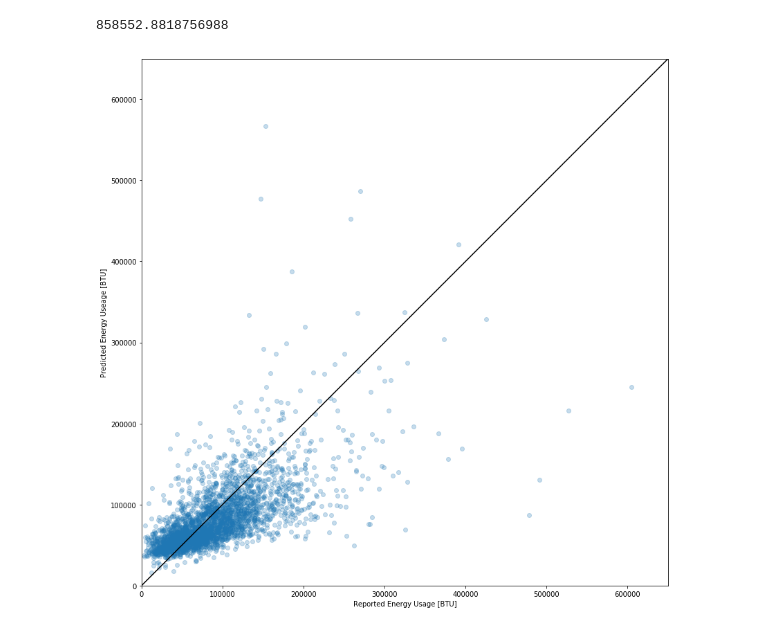
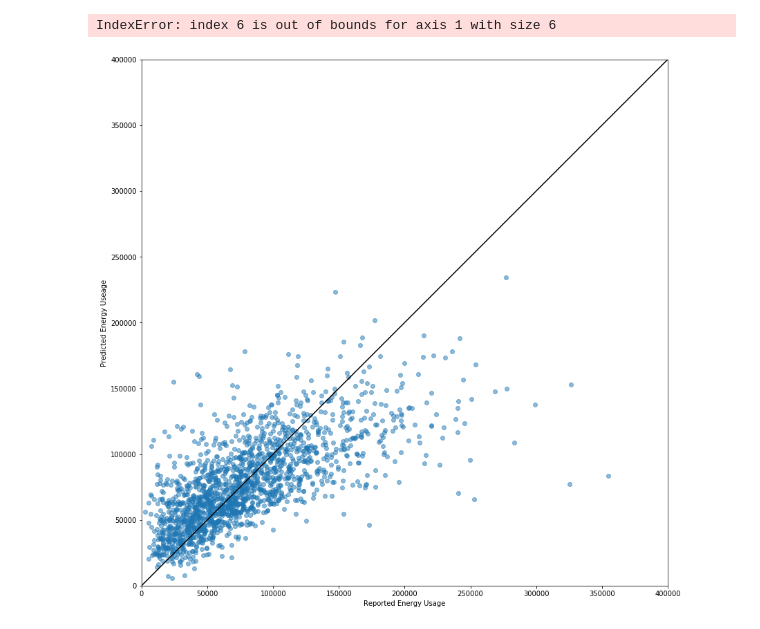
Before and after one commit to rlenaha2/Green-Plan-It, a Jupyter notebook: Final_pipeline.ipynb, the cells around one changed output. Saved outputs shown, nothing was run; the diff lists cells and outputs as text; code cells hidden in the pictures.

```diff
--- a/Final_pipeline.ipynb
+++ b/Final_pipeline.ipynb
@@ -70,3 +105,19 @@ col_dummies_index = column_index(X, ['DIVISION','REPORTABLE_DOMAIN',
                'EQUIPM', 'FUELHEAT', 'NGFPFLUE','USENGFP','DIFFUEL','EQMAMT',
                'H2OTYPE1', 'FUELH2O', 'COOLTYPE', 'FUELPOOL','FUELTUB','TYPEGLASS',
                'ADQINSUL','DRAFTY'])
+# %%
+
+
+sqft_fit = Pipeline([
+    ('sqft_fit', ColumnSelector(name='TOTSQFT')),
+    ('finite_add_spline', NaturalCubicSpline(knots=[500, 1000, 1500,
+                                                    2000, 4000, 5000]))
+])
+# %%
+
+feature_pipeline = FeatureUnion([
+    ('intercept', Intercept()),
+    ('sqft_fit', sqft_fit)])
+# %%
+feature_pipeline.fit(df)
+features = feature_pipeline.transform(df)
@@ -79,21 +129,24 @@ X_train, X_test, y_train, y_test = train_test_split(
+# %%
+pipe = Pipeline([('one_hot_encoder', OneHotEncoder(categorical_features=
+                                                           col_dummies_index)),
+               ('huber_model', HuberRegressor(alpha=0.001,epsilon = 1.3))])
+pipe.fit(features.values, y = y_train)
+# %% [output]
+IndexError: index 6 is out of bounds for axis 1 with size 6
 # %%
 energy_pred = make_prediction(pipe, X_test)
-max(energy_pred)
-# %% [output]
-858552.8818756988
 # %%
-plt.xlim(0, 650000)
-plt.ylim(0, 650000)
+plt.xlim(0, 400000)
+plt.ylim(0, 400000)
 plt.gca().set_aspect('equal', adjustable='box')
-x = np.linspace(0,650000)
+x = np.linspace(0,400000)
 plt.plot(x,x, color = 'black')
 
 
-plt.scatter(y_test, energy_pred, alpha= .25)
-plt.ylabel('Predicted Energy Useage [BTU]')
-plt.xlabel('Reported Energy Usage [BTU]')
+plt.scatter(y_test, energy_pred, alpha= .5)
+plt.ylabel('Predicted Energy Useage')
+plt.xlabel('Reported Energy Usage')
 plt.rcParams["figure.figsize"] = [14,14]
-
-plt.savefig("act_vs_pred.png")
+plt.savefig('act_vs_pred_ridge')
 # %% [output]
-[figure, old version]
+[figure, new version]
```
Also changed, not shown: parts of 25 cells of this notebook, 7 other files.
